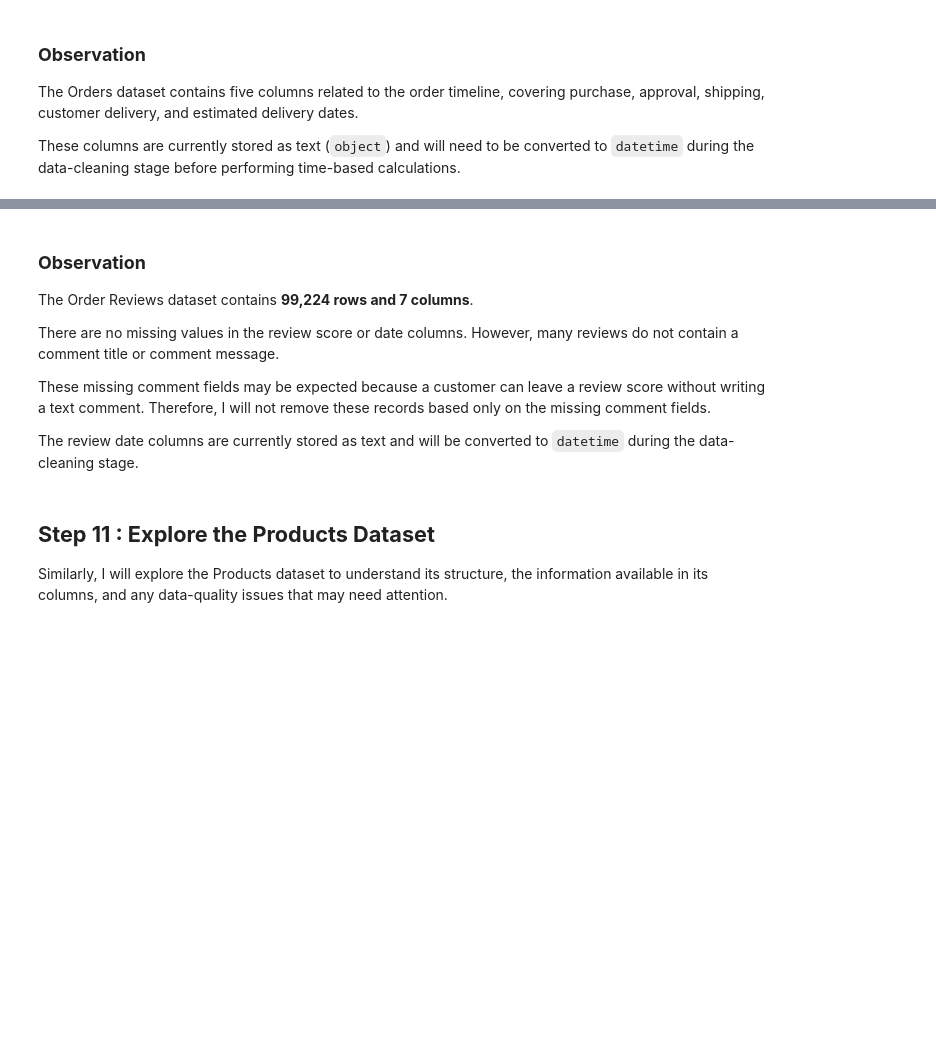
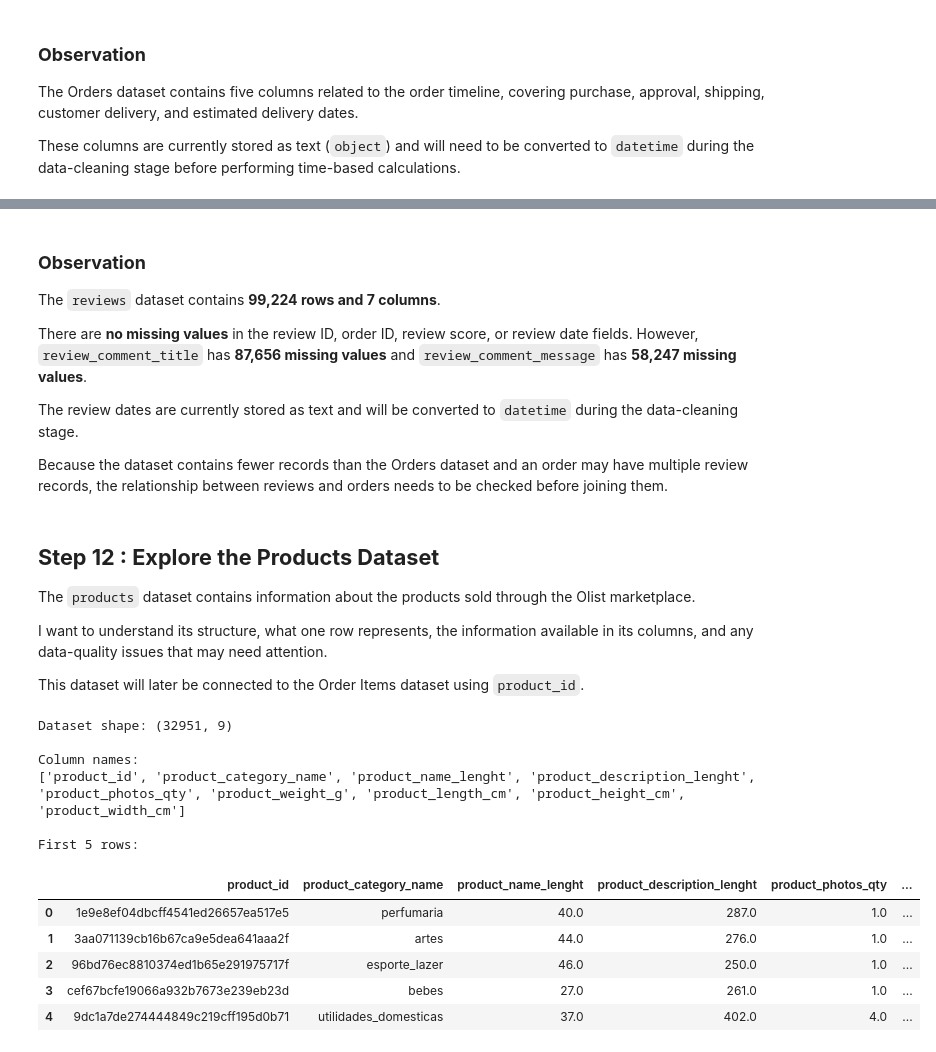
Before and after one commit to pranjallllllll/olist-ecommerce-analytics, a Jupyter notebook: notebooks/01_Data_Exploration.ipynb, the cells around one changed output, grey strips where cells are left out. Saved outputs shown, nothing was run; the diff lists cells and outputs as text; code cells hidden in the pictures; blank space fills up the shorter version.

```diff
--- a/notebooks/01_Data_Exploration.ipynb
+++ b/notebooks/01_Data_Exploration.ipynb
@@ -535,20 +877,26 @@ print(reviews.isnull().sum())
 # %% [markdown]
 ### **Observation**
 
-The Order Reviews dataset contains **99,224 rows and 7 columns**.
+The `reviews` dataset contains **99,224 rows and 7 columns**.
 
-There are no missing values in the review score or date columns. However,
-many reviews do not contain a comment title or comment message.
+There are **no missing values** in the review ID, order ID, review score, or
+review date fields. However, `review_comment_title` has **87,656 missing
+values** and `review_comment_message` has **58,247 missing values**.
 
-These missing comment fields may be expected because a customer can leave a
-review score without writing a text comment. Therefore, I will not remove
-these records based only on the missing comment fields.
+The review dates are currently stored as text and will be converted to
+`datetime` during the data-cleaning stage.
 
-The review date columns are currently stored as text and will be converted to
-`datetime` during the data-cleaning stage.
+Because the dataset contains fewer records than the Orders dataset and an
+order may have multiple review records, the relationship between reviews and
+orders needs to be checked before joining them.
 # %% [markdown]
-## **Step 11 : Explore the Products Dataset**
+## **Step 12 : Explore the Products Dataset**
 
-Similarly, I will explore the Products dataset to understand its structure,
-the information available in its columns, and any data-quality issues that
-may need attention.
+The `products` dataset contains information about the products sold through
+the Olist marketplace.
+
+I want to understand its structure, what one row represents, the information
+available in its columns, and any data-quality issues that may need attention.
+
+This dataset will later be connected to the Order Items dataset using
+`product_id`.
@@ -563,19 +903,27 @@ print(products_files)
-# %%
-# Load the Products dataset
-products = pd.read_csv(products_files[0])
-
-print("Products dataset loaded successfully!")
 # %%
 # Check the number of rows and columns
 print("Dataset shape:", products.shape)
 
 # Display all column names
 print("\nColumn names:")
 print(products.columns.tolist())
 
 # Display the first 5 rows
 print("\nFirst 5 rows:")
-products.head()
+display(products.head())
+# %% [output]
+Dataset shape: (32951, 9)
+
+Column names:
+['product_id', 'product_category_name', 'product_name_lenght', 'product_description_lenght', 'product_photos_qty', 'product_weight_g', 'product_length_cm', 'product_height_cm', 'product_width_cm']
+
+First 5 rows:
+|  | product_id | product_category_name | product_name_lenght | product_description_lenght | product_photos_qty | ... |
+| 0 | 1e9e8ef04dbcff4541ed26657ea517e5 | perfumaria | 40.0 | 287.0 | 1.0 | ... |
+| 1 | 3aa071139cb16b67ca9e5dea641aaa2f | artes | 44.0 | 276.0 | 1.0 | ... |
+| 2 | 96bd76ec8810374ed1b65e291975717f | esporte_lazer | 46.0 | 250.0 | 1.0 | ... |
+| 3 | cef67bcfe19066a932b7673e239eb23d | bebes | 27.0 | 261.0 | 1.0 | ... |
+| 4 | 9dc1a7de274444849c219cff195d0b71 | utilidades_domesticas | 37.0 | 402.0 | 4.0 | ... |
 # %%
 # Check the data types and non-missing values in each column
 products.info()
```
Also changed, not shown: parts of 109 cells of this notebook, 1 other file.
